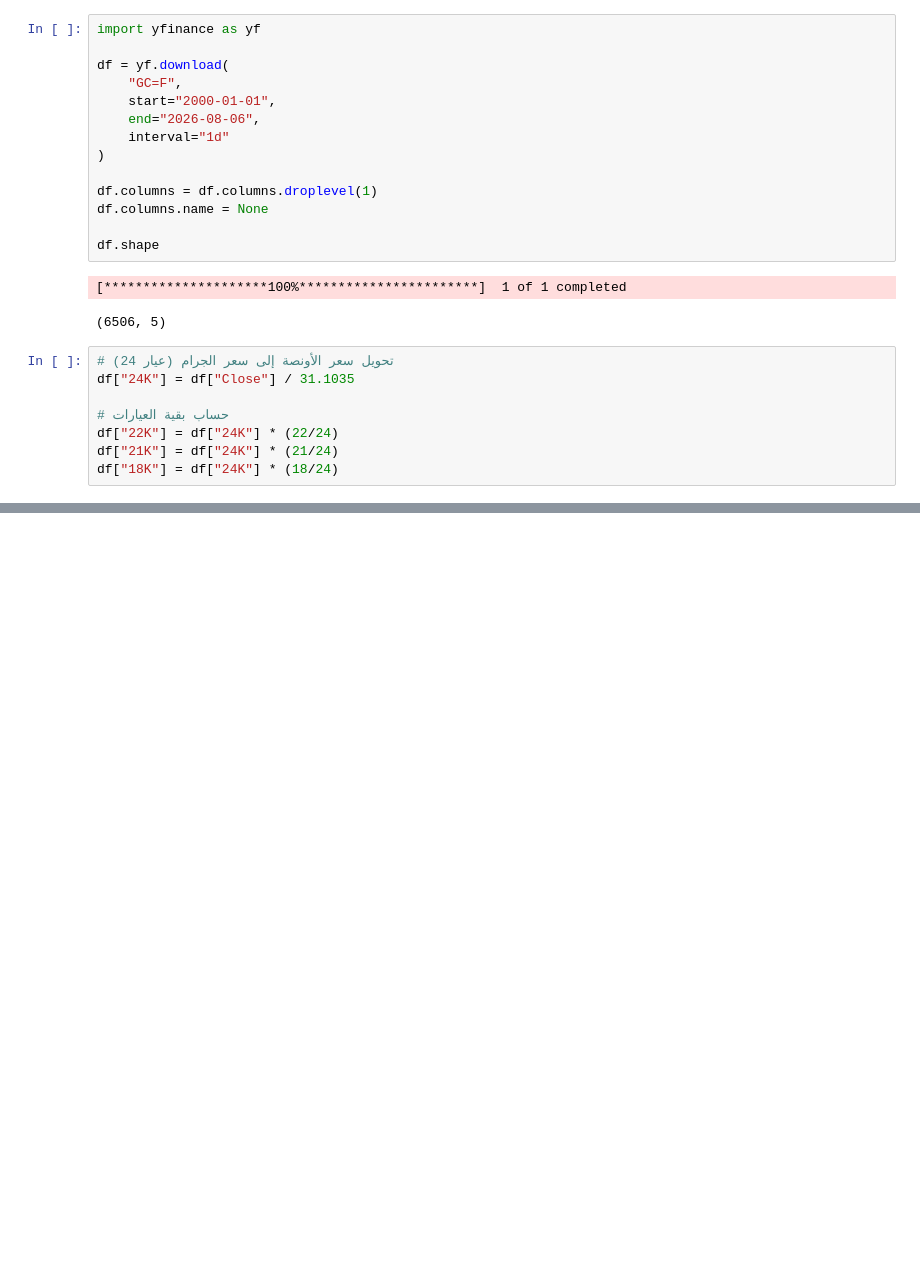
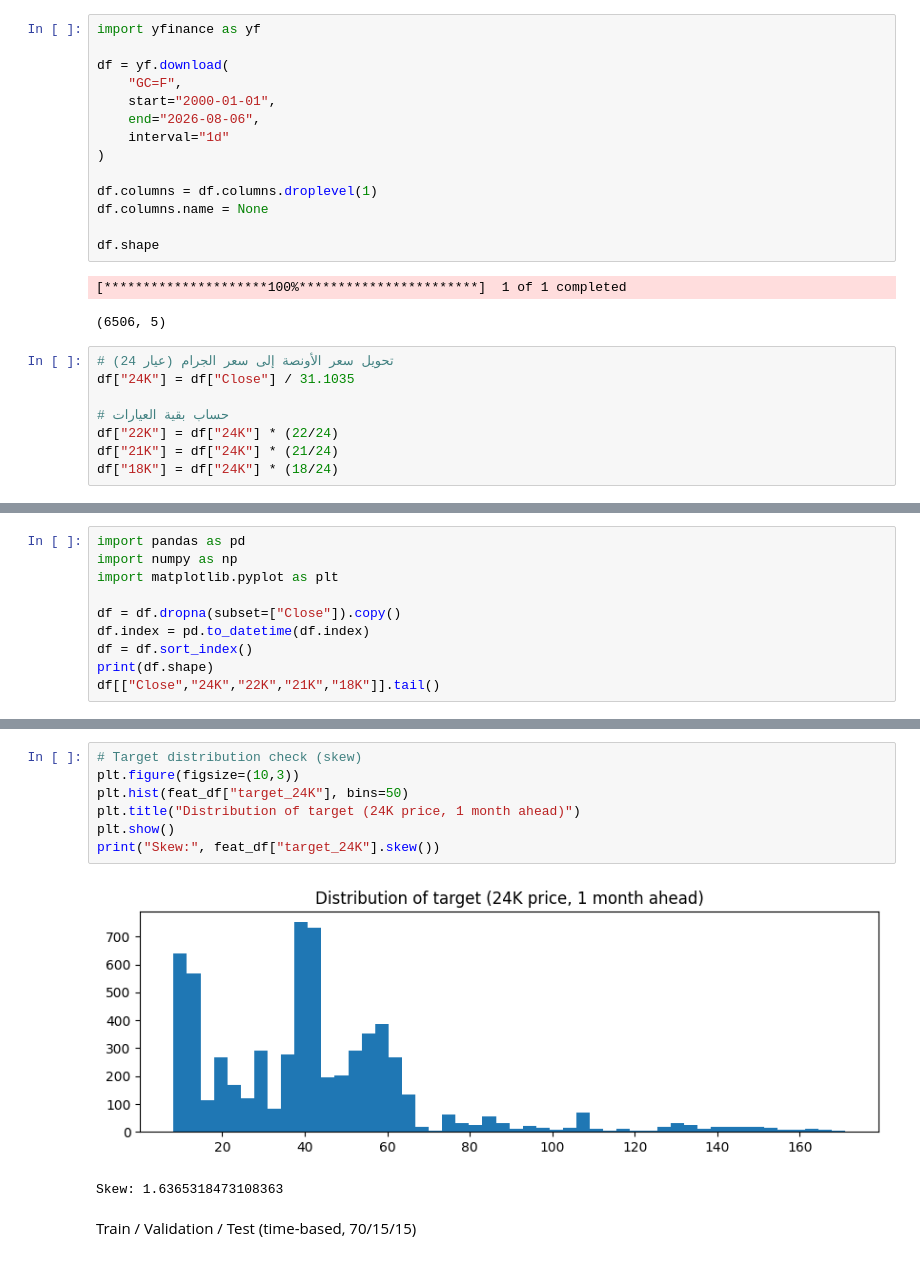
Before and after one commit to Haya-Alwizrah/GOLD-PRICES-ANALYSIS, a Jupyter notebook: GoldPrice.ipynb, the cells around one changed output, grey strips where cells are left out. Saved outputs shown, nothing was run; the diff lists cells and outputs as text; blank space fills up the shorter version.

```diff
--- a/GoldPrice.ipynb
+++ b/GoldPrice.ipynb
@@ -69,0 +28,10 @@ df.head()
+# %%
+import pandas as pd
+import numpy as np
+import matplotlib.pyplot as plt
+
+df = df.dropna(subset=["Close"]).copy()
+df.index = pd.to_datetime(df.index)
+df = df.sort_index()
+print(df.shape)
+df[["Close","24K","22K","21K","18K"]].tail()
@@ -69,0 +103,12 @@ df.head()
+# %%
+# Target distribution check (skew)
+plt.figure(figsize=(10,3))
+plt.hist(feat_df["target_24K"], bins=50)
+plt.title("Distribution of target (24K price, 1 month ahead)")
+plt.show()
+print("Skew:", feat_df["target_24K"].skew())
+# %% [output]
+[figure, added]
+Skew: 1.6365318473108363
+# %% [markdown]
+Train / Validation / Test (time-based, 70/15/15)
```
Also changed, not shown: parts of 22 cells of this notebook.
